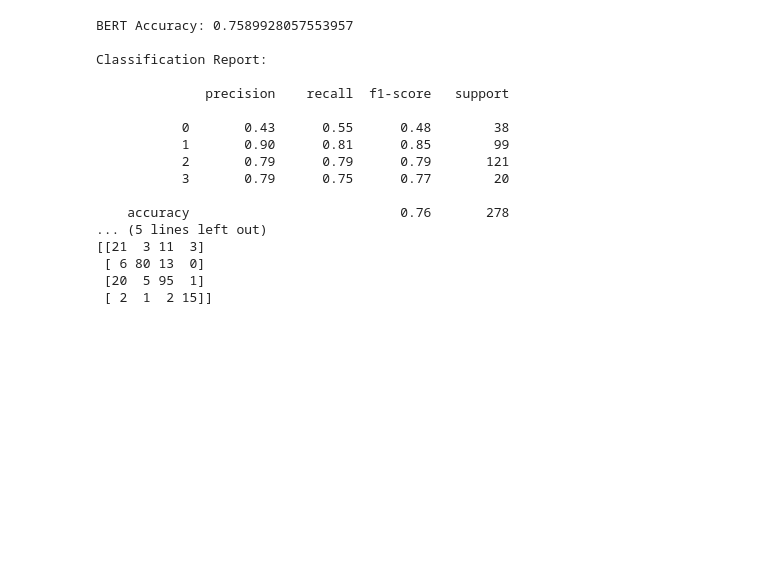
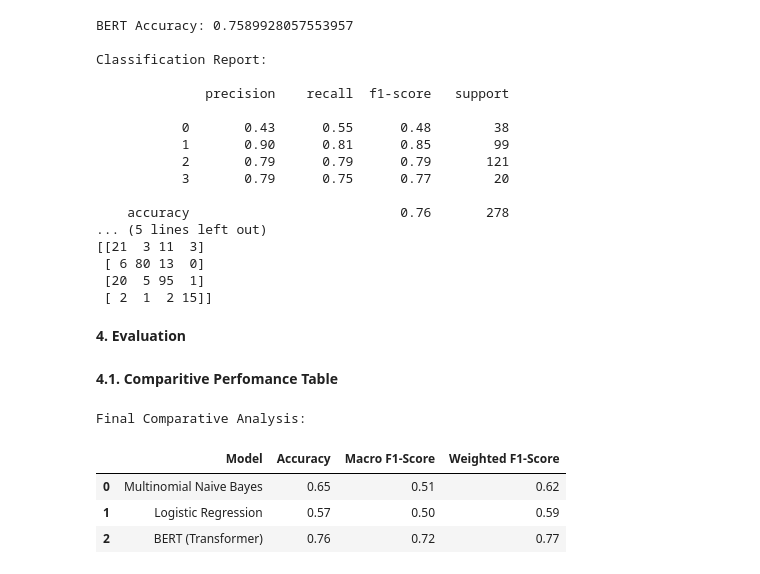
Before and after one commit to kebal7/review-radar, a Jupyter notebook: main.ipynb, the cells around one changed output. Drawn from its saved outputs; the diff is of its cells as text; code cells hidden in the pictures; blank space fills up the shorter version.

Commit message:
feat: evaluation performed, chore: refining format

```diff
--- a/main.ipynb
+++ b/main.ipynb
@@ -535,3 +550,53 @@ Classification Report:
  [ 6 80 13  0]
  [20  5 95  1]
  [ 2  1  2 15]]
+# %% [markdown]
+**4. Evaluation**
+# %% [markdown]
+**4.1. Comparitive Perfomance Table**
+# %%
+from sklearn.metrics import accuracy_score, f1_score
+import pandas as pd
+
+# 1. Collect metrics for each model
+results = []
+
+# Naive Bayes Metrics
+results.append({
+    'Model': 'Multinomial Naive Bayes',
+    'Accuracy': accuracy_score(y_test, y_pred_nb),
+    'Macro F1-Score': f1_score(y_test, y_pred_nb, average='macro'),
+    'Weighted F1-Score': f1_score(y_test, y_pred_nb, average='weighted')
+})
+
+# Logistic Regression Metrics
+results.append({
+    'Model': 'Logistic Regression',
+    'Accuracy': accuracy_score(y_test, y_pred), # using variable y_pred from earlier
+    'Macro F1-Score': f1_score(y_test, y_pred, average='macro'),
+    'Weighted F1-Score': f1_score(y_test, y_pred, average='weighted')
+})
+
+# BERT Metrics
+results.append({
+    'Model': 'BERT (Transformer)',
+    'Accuracy': accuracy_score(y_test, y_pred_bert),
+    'Macro F1-Score': f1_score(y_test, y_pred_bert, average='macro'),
+    'Weighted F1-Score': f1_score(y_test, y_pred_bert, average='weighted')
+})
+
+# 2. Create the DataFrame
+comparison_df = pd.DataFrame(results)
+
+# 3. Round to 2 decimal places
+comparison_df = comparison_df.round(2)
+
+# 4. Display the final table
+print("Final Comparative Analysis:")
+display(comparison_df)
+# %% [output]
+Final Comparative Analysis:
+|  | Model | Accuracy | Macro F1-Score | Weighted F1-Score |
+| 0 | Multinomial Naive Bayes | 0.65 | 0.51 | 0.62 |
+| 1 | Logistic Regression | 0.57 | 0.50 | 0.59 |
+| 2 | BERT (Transformer) | 0.76 | 0.72 | 0.77 |
```
Also changed, not shown: parts of 21 cells of this notebook.
